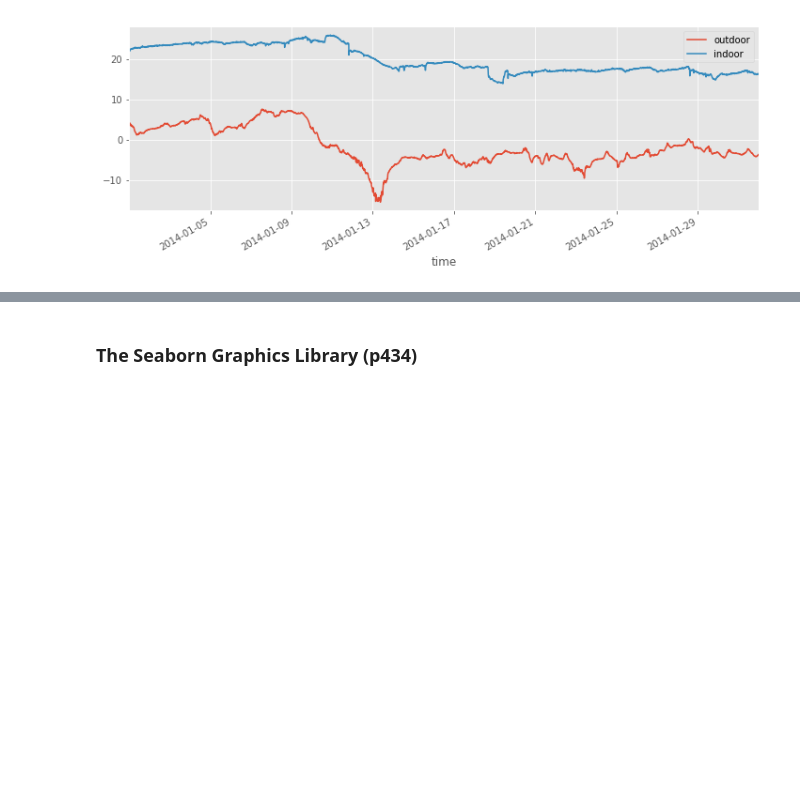
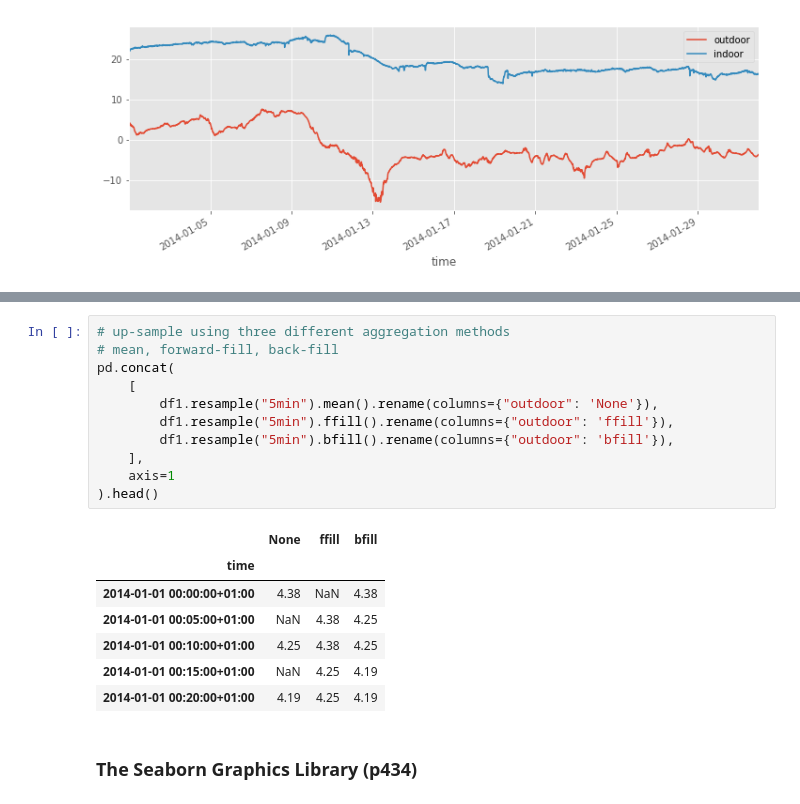
Before and after one commit to mathlarvalab/Nemurecal_Python, a Jupyter notebook: code/ch12/gee.ipynb, the cells around one changed output, grey strips where cells are left out. Drawn from its saved outputs; the diff is of its cells as text; blank space fills up the shorter version.

```diff
--- a/code/ch12/gee.ipynb
+++ b/code/ch12/gee.ipynb
@@ -609,2 +676,21 @@ df1_month.head()
+# %%
+# up-sample using three different aggregation methods
+# mean, forward-fill, back-fill
+pd.concat(
+    [
+        df1.resample("5min").mean().rename(columns={"outdoor": 'None'}),
+        df1.resample("5min").ffill().rename(columns={"outdoor": 'ffill'}),
+        df1.resample("5min").bfill().rename(columns={"outdoor": 'bfill'}),
+    ],
+    axis=1
+).head()
+# %% [output]
+|  | None | ffill | bfill |
+| time |  |  |  |
+| 2014-01-01 00:00:00+01:00 | 4.38 | NaN | 4.38 |
+| 2014-01-01 00:05:00+01:00 | NaN | 4.38 | 4.25 |
+| 2014-01-01 00:10:00+01:00 | 4.25 | 4.38 | 4.25 |
+| 2014-01-01 00:15:00+01:00 | NaN | 4.25 | 4.19 |
+| 2014-01-01 00:20:00+01:00 | 4.19 | 4.25 | 4.19 |
 # %% [markdown]
 ### The Seaborn Graphics Library (p434)
```
Also changed, not shown: parts of 10 cells of this notebook.
